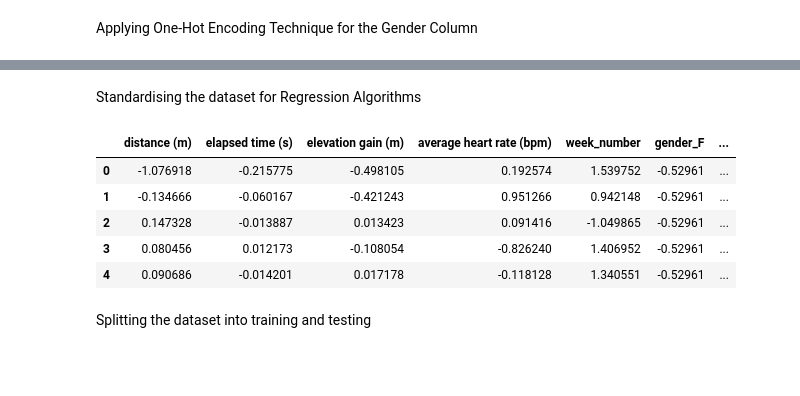
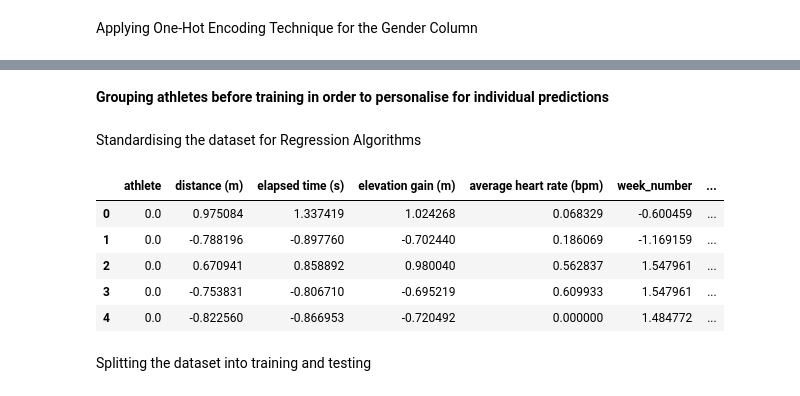
Before and after one commit to ajeuphoria/MSc-Dissertation-Project, a Jupyter notebook: MSc_Final_Project.ipynb, the cells around one changed output, grey strips where cells are left out. Drawn from its saved outputs; the diff is of its cells as text; code cells hidden in the pictures; blank space fills up the shorter version.

```diff
--- a/MSc_Final_Project.ipynb
+++ b/MSc_Final_Project.ipynb
@@ -294,3 +297,0 @@ df_encoded.head()
-# %%
-df_encoded = df_encoded.drop(columns = ['timestamp','athlete'])
-df_encoded.head()
@@ -313,2 +307,6 @@ df_encoded.head()
 # %%
 encoded_data = df_encoded.copy()   #Keeping a copy of the label encoded data
+# %%
+encoded_data['Year'] = df_encoded['timestamp'].dt.year
+encoded_data['Month'] = df_encoded['timestamp'].dt.month
+encoded_data['Day'] = df_encoded['timestamp'].dt.day
@@ -314,0 +322,2 @@ encoded_data = df_encoded.copy()   #Keeping a copy of the label encoded data
+# %%
+encoded_data.drop('timestamp', axis = 1, inplace = True)
@@ -315,20 +346,33 @@ encoded_data = df_encoded.copy()   #Keeping a copy of the label encoded data
+# %% [markdown]
+**Grouping athletes before training in order to personalise for individual predictions**
+# %%
+# List of unique athletes
+athletes_r = encoded_data['athlete'].unique()
+
+models = {}
+
+for athlete in athletes_r:
+    # Filter data for the athlete
+    athlete_data_r = encoded_data[encoded_data['athlete'] == athlete]    # This creates a boolean mask. For each row in encoded_data,
+    # it checks whether the value in the 'athlete' column is equal to the current athlete value from the loop.
+    # The result is a series of True and False values.
 # %% [markdown]
 Standardising the dataset for Regression Algorithms
 # %%
 # Standardizing the dataset
 
 from sklearn.preprocessing import StandardScaler
 
 scaler = StandardScaler()
-encoded_data = pd.DataFrame(scaler.fit_transform(encoded_data), columns=encoded_data.columns)
-encoded_data.head()
+athlete_data_r = pd.DataFrame(scaler.fit_transform(athlete_data_r), columns=athlete_data_r.columns)
+athlete_data_r.head()
 # %% [output]
-|  | distance (m) | elapsed time (s) | elevation gain (m) | average heart rate (bpm) | week_number | gender_F | ... |
-| 0 | -1.076918 | -0.215775 | -0.498105 | 0.192574 | 1.539752 | -0.52961 | ... |
-| 1 | -0.134666 | -0.060167 | -0.421243 | 0.951266 | 0.942148 | -0.52961 | ... |
-| 2 | 0.147328 | -0.013887 | 0.013423 | 0.091416 | -1.049865 | -0.52961 | ... |
-| 3 | 0.080456 | 0.012173 | -0.108054 | -0.826240 | 1.406952 | -0.52961 | ... |
-| 4 | 0.090686 | -0.014201 | 0.017178 | -0.118128 | 1.340551 | -0.52961 | ... |
+|  | athlete | distance (m) | elapsed time (s) | elevation gain (m) | average heart rate (bpm) | week_number | ... |
+| 0 | 0.0 | 0.975084 | 1.337419 | 1.024268 | 0.068329 | -0.600459 | ... |
+| 1 | 0.0 | -0.788196 | -0.897760 | -0.702440 | 0.186069 | -1.169159 | ... |
+| 2 | 0.0 | 0.670941 | 0.858892 | 0.980040 | 0.562837 | 1.547961 | ... |
+| 3 | 0.0 | -0.753831 | -0.806710 | -0.695219 | 0.609933 | 1.547961 | ... |
+| 4 | 0.0 | -0.822560 | -0.866953 | -0.720492 | 0.000000 | 1.484772 | ... |
 # %% [markdown]
 Splitting the dataset into training and testing
 # %%
```
Also changed, not shown: parts of 100 cells of this notebook.
